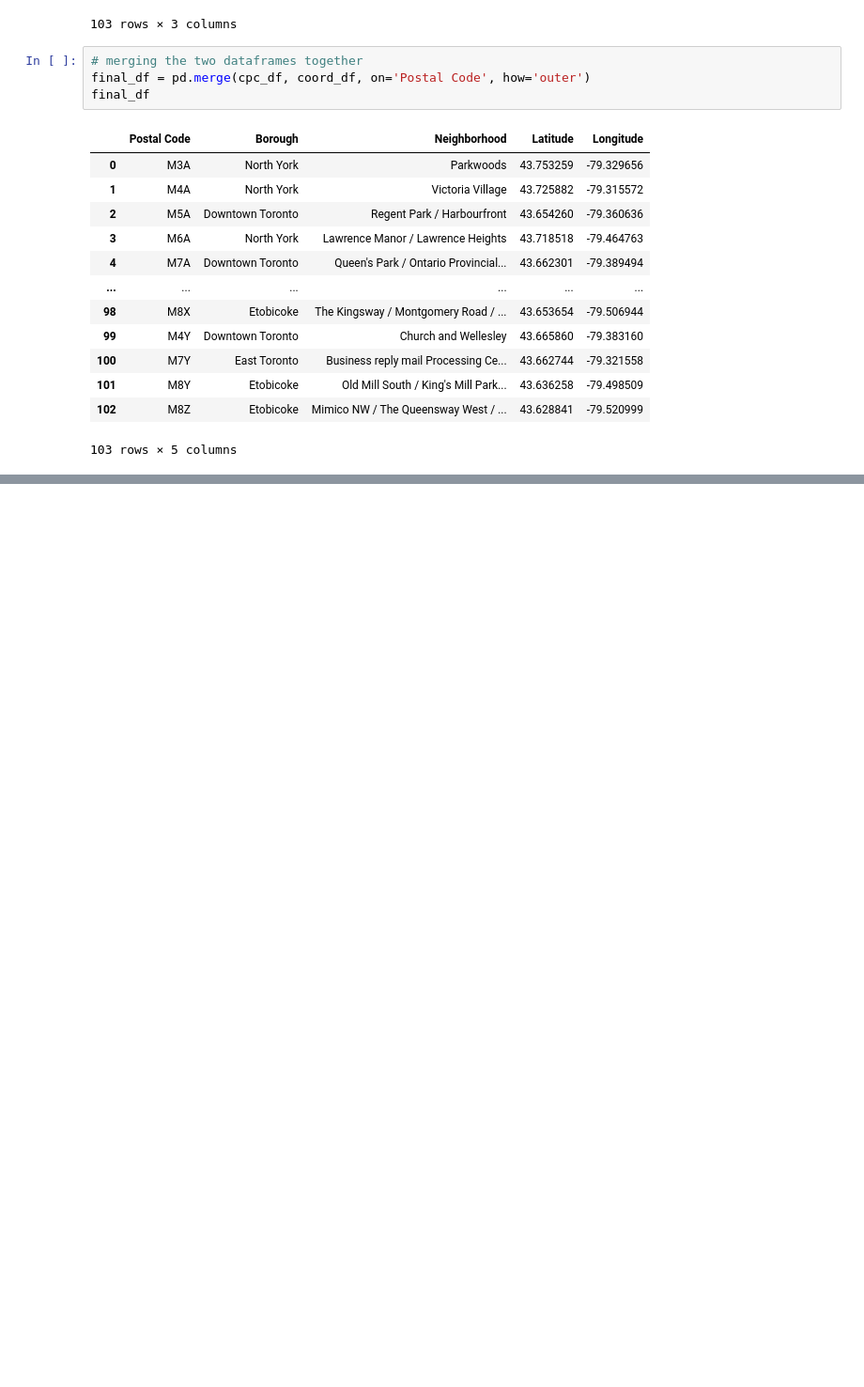
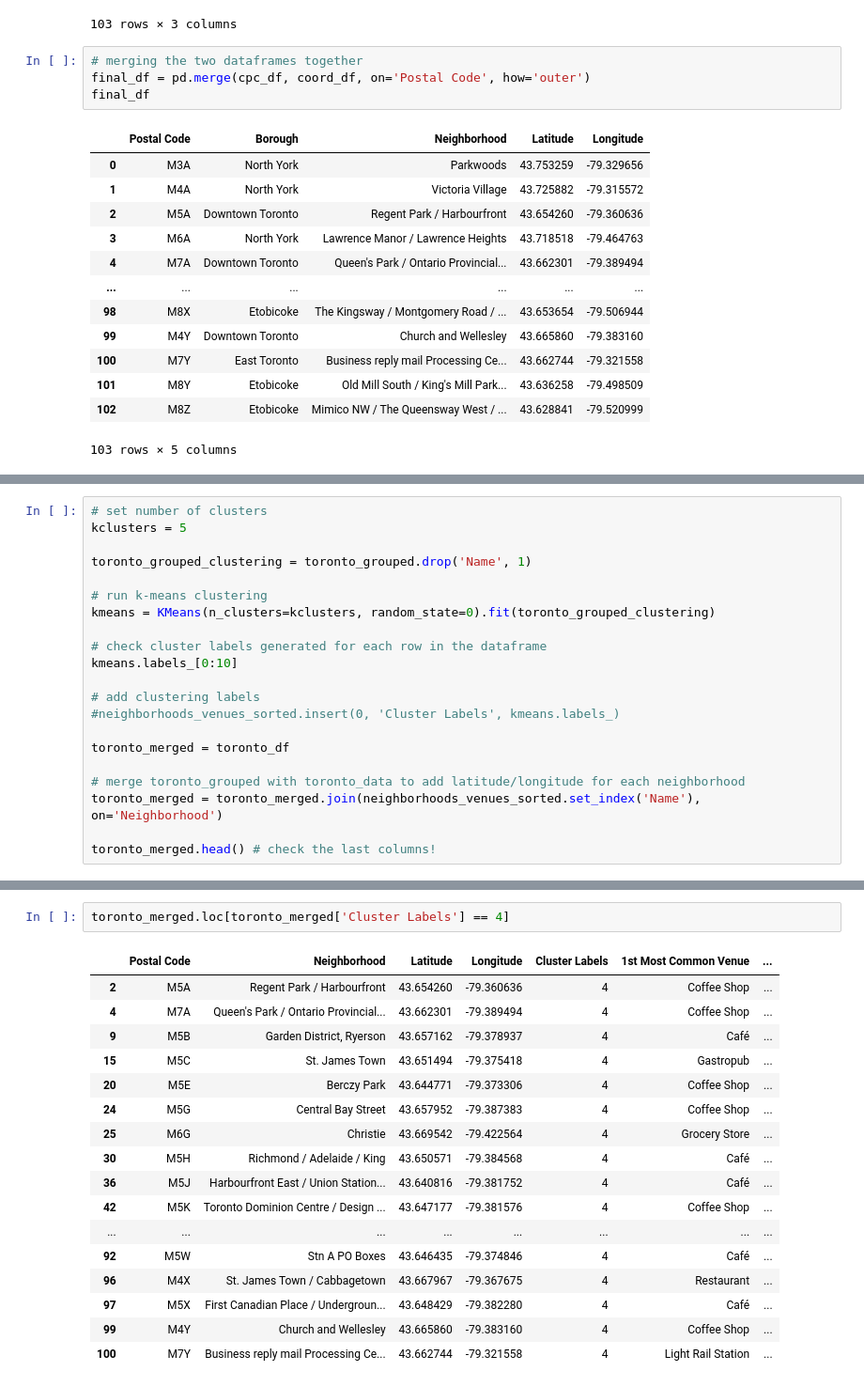
Before and after one commit to kesslmar/Coursera_Capstone, a Jupyter notebook: Clustering_NBH_Toronto.ipynb, the cells around one changed output, grey strips where cells are left out. Shown: that part at 94% size. Cells and saved outputs as stored; diff of their text form; blank space fills up the shorter version.

```diff
--- a/Clustering_NBH_Toronto.ipynb
+++ b/Clustering_NBH_Toronto.ipynb
@@ -126,0 +327,21 @@ final_df
+# %%
+# set number of clusters
+kclusters = 5
+
+toronto_grouped_clustering = toronto_grouped.drop('Name', 1)
+
+# run k-means clustering
+kmeans = KMeans(n_clusters=kclusters, random_state=0).fit(toronto_grouped_clustering)
+
+# check cluster labels generated for each row in the dataframe
+kmeans.labels_[0:10]
+
+# add clustering labels
+#neighborhoods_venues_sorted.insert(0, 'Cluster Labels', kmeans.labels_)
+
+toronto_merged = toronto_df
+
+# merge toronto_grouped with toronto_data to add latitude/longitude for each neighborhood
+toronto_merged = toronto_merged.join(neighborhoods_venues_sorted.set_index('Name'), on='Neighborhood')
+
+toronto_merged.head() # check the last columns!
@@ -126,0 +400,20 @@ final_df
+# %%
+toronto_merged.loc[toronto_merged['Cluster Labels'] == 4]
+# %% [output]
+|  | Postal Code | Neighborhood | Latitude | Longitude | Cluster Labels | 1st Most Common Venue | ... |
+| 2 | M5A | Regent Park / Harbourfront | 43.654260 | -79.360636 | 4 | Coffee Shop | ... |
+| 4 | M7A | Queen's Park / Ontario Provincial... | 43.662301 | -79.389494 | 4 | Coffee Shop | ... |
+| 9 | M5B | Garden District, Ryerson | 43.657162 | -79.378937 | 4 | Café | ... |
+| 15 | M5C | St. James Town | 43.651494 | -79.375418 | 4 | Gastropub | ... |
+| 20 | M5E | Berczy Park | 43.644771 | -79.373306 | 4 | Coffee Shop | ... |
+| 24 | M5G | Central Bay Street | 43.657952 | -79.387383 | 4 | Coffee Shop | ... |
+| 25 | M6G | Christie | 43.669542 | -79.422564 | 4 | Grocery Store | ... |
+| 30 | M5H | Richmond / Adelaide / King | 43.650571 | -79.384568 | 4 | Café | ... |
+| 36 | M5J | Harbourfront East / Union Station... | 43.640816 | -79.381752 | 4 | Café | ... |
+| 42 | M5K | Toronto Dominion Centre / Design ... | 43.647177 | -79.381576 | 4 | Coffee Shop | ... |
+| ... | ... | ... | ... | ... | ... | ... | ... |
+| 92 | M5W | Stn A PO Boxes | 43.646435 | -79.374846 | 4 | Café | ... |
+| 96 | M4X | St. James Town / Cabbagetown | 43.667967 | -79.367675 | 4 | Restaurant | ... |
+| 97 | M5X | First Canadian Place / Undergroun... | 43.648429 | -79.382280 | 4 | Café | ... |
+| 99 | M4Y | Church and Wellesley | 43.665860 | -79.383160 | 4 | Coffee Shop | ... |
+| 100 | M7Y | Business reply mail Processing Ce... | 43.662744 | -79.321558 | 4 | Light Rail Station | ... |
```
Also changed, not shown: parts of 17 cells of this notebook.
